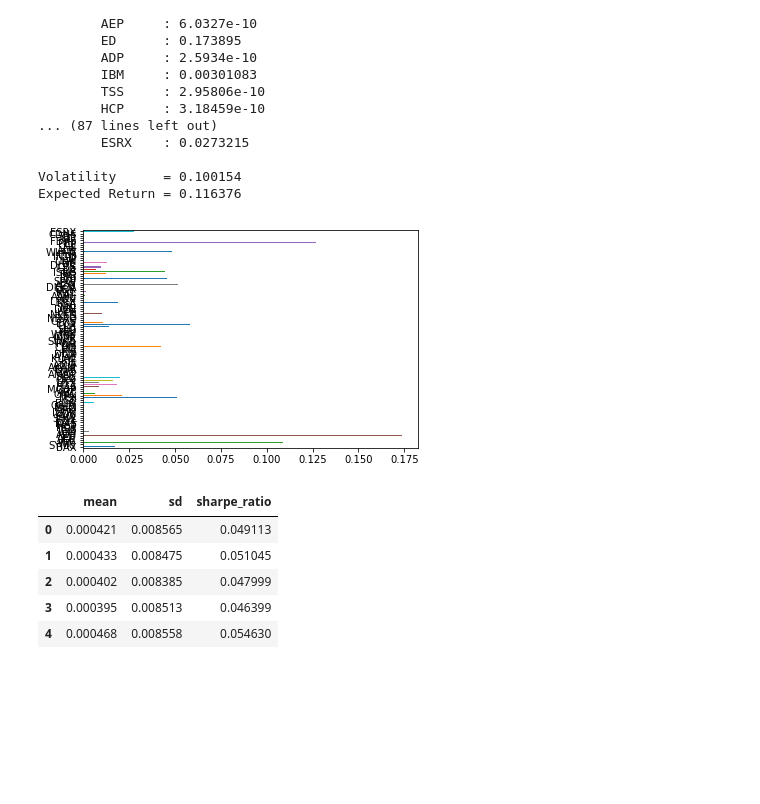
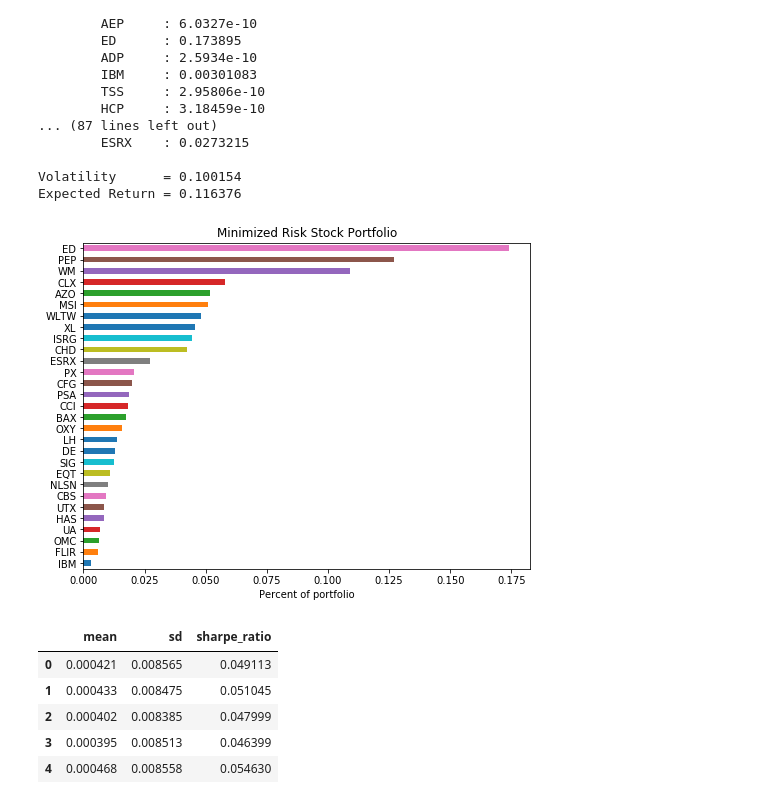
Before and after one commit to austinharrison/potfolio_optimization, a Jupyter notebook: pred460_project.ipynb, the cells around one changed output. Cells and saved outputs as stored; diff of their text form; code cells hidden in the pictures; blank space fills up the shorter version.

```diff
--- a/pred460_project.ipynb
+++ b/pred460_project.ipynb
@@ -464,10 +397,11 @@ Minimum Risk Portfolio:
 Volatility      = 0.100154
 Expected Return = 0.116376
 # %%
-min_alloc = pd.Series(data=[v.x for v in vars if v.x > 0], index=[v.varname for v in vars if v.x > 0])
-min_alloc.plot(kind='barh');
+min_alloc = pd.Series(data=[v.x for v in vars if v.x > 0.002], index=[v.varname for v in vars if v.x > 0.002])
+ax = min_alloc.sort_values().plot(kind='barh', figsize=(8,6), title='Minimized Risk Stock Portfolio');
+ax.set_xlabel("Percent of portfolio");
 # %% [output]
-[figure, old version]
+[figure, new version]
 # %%
 # Add (redundant) target return constraint
 target = m.addConstr(portfolio_return == minrisk_return, 'target')
```
Also changed, not shown: parts of 7 cells of this notebook, 1 other file.
